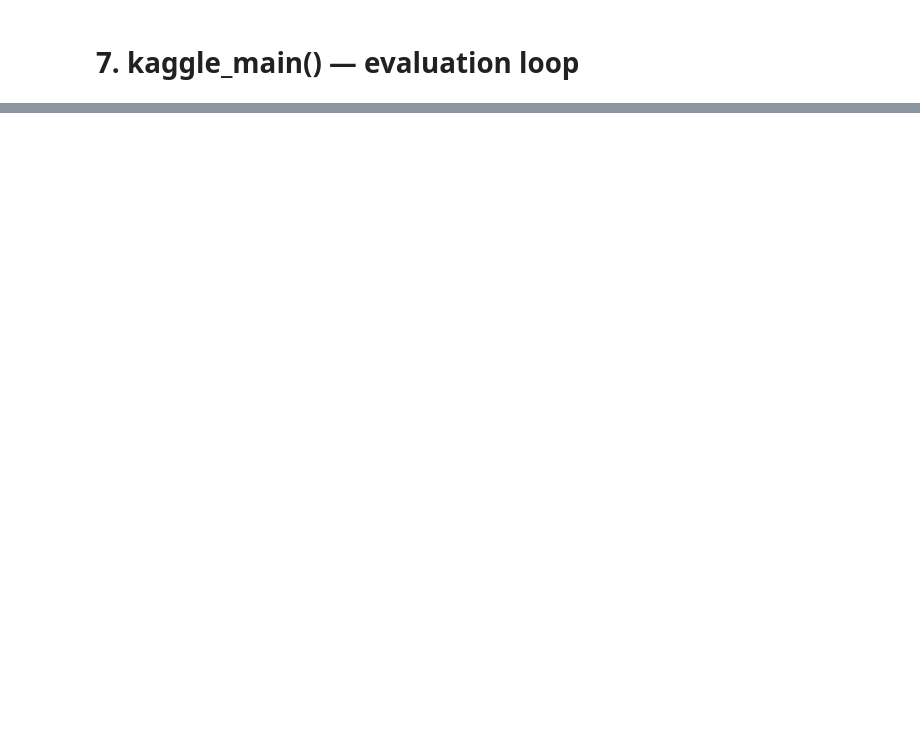
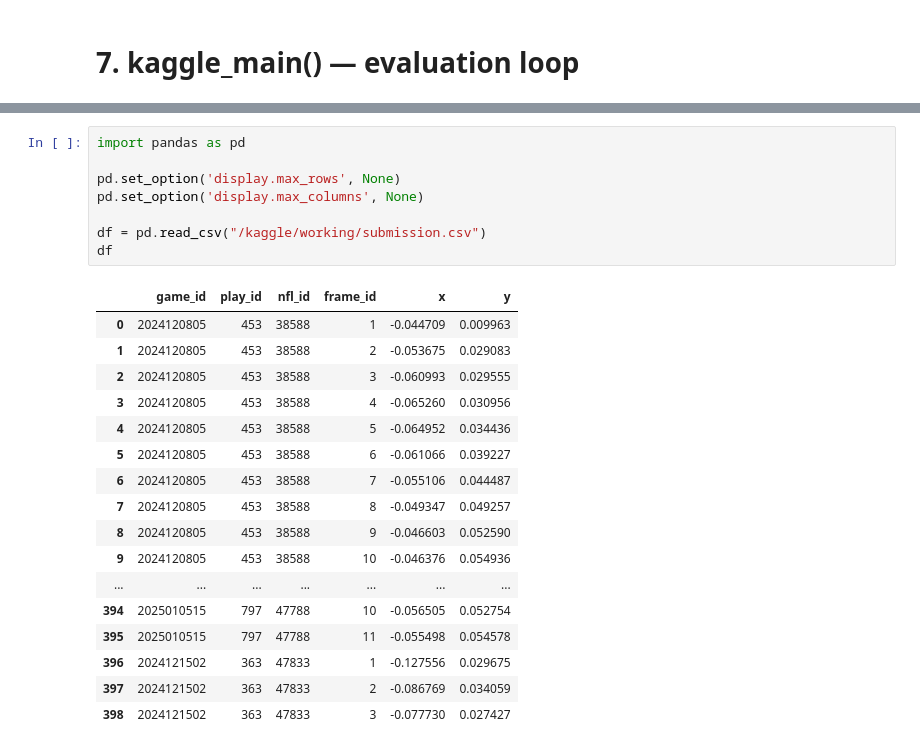
Before and after one commit to srigan-02/NFL-Big-Data-Bowl-2026---Prediction, a Jupyter notebook: nfl-big-data-bowl-2026-prediction.ipynb, the cells around one changed output, grey strips where cells are left out. Saved outputs shown, nothing was run; the diff lists cells and outputs as text; blank space fills up the shorter version.

Commit message:
Kaggle Notebook | NFL Big Data Bowl 2026 - Prediction | Version 25

```diff
--- a/nfl-big-data-bowl-2026-prediction.ipynb
+++ b/nfl-big-data-bowl-2026-prediction.ipynb
@@ -691,0 +637,26 @@ Done. Submission ready at: /kaggle/working/submission.csv
+# %%
+import pandas as pd
+
+pd.set_option('display.max_rows', None)
+pd.set_option('display.max_columns', None)
+
+df = pd.read_csv("/kaggle/working/submission.csv")
+df
+# %% [output]
+|  | game_id | play_id | nfl_id | frame_id | x | y |
+| 0 | 2024120805 | 453 | 38588 | 1 | -0.044709 | 0.009963 |
+| 1 | 2024120805 | 453 | 38588 | 2 | -0.053675 | 0.029083 |
+| 2 | 2024120805 | 453 | 38588 | 3 | -0.060993 | 0.029555 |
+| 3 | 2024120805 | 453 | 38588 | 4 | -0.065260 | 0.030956 |
+| 4 | 2024120805 | 453 | 38588 | 5 | -0.064952 | 0.034436 |
+| 5 | 2024120805 | 453 | 38588 | 6 | -0.061066 | 0.039227 |
+| 6 | 2024120805 | 453 | 38588 | 7 | -0.055106 | 0.044487 |
+| 7 | 2024120805 | 453 | 38588 | 8 | -0.049347 | 0.049257 |
+| 8 | 2024120805 | 453 | 38588 | 9 | -0.046603 | 0.052590 |
+| 9 | 2024120805 | 453 | 38588 | 10 | -0.046376 | 0.054936 |
+| ... | ... | ... | ... | ... | ... | ... |
+| 394 | 2025010515 | 797 | 47788 | 10 | -0.056505 | 0.052754 |
+| 395 | 2025010515 | 797 | 47788 | 11 | -0.055498 | 0.054578 |
+| 396 | 2024121502 | 363 | 47833 | 1 | -0.127556 | 0.029675 |
+| 397 | 2024121502 | 363 | 47833 | 2 | -0.086769 | 0.034059 |
+| 398 | 2024121502 | 363 | 47833 | 3 | -0.077730 | 0.027427 |
```
Also changed, not shown: parts of 13 cells of this notebook.
